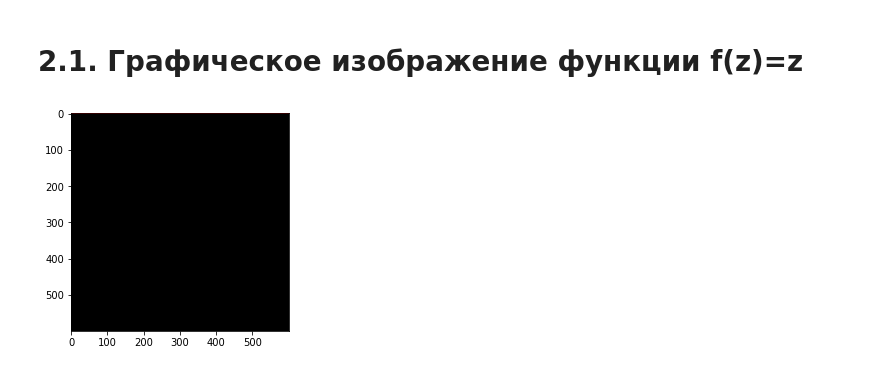
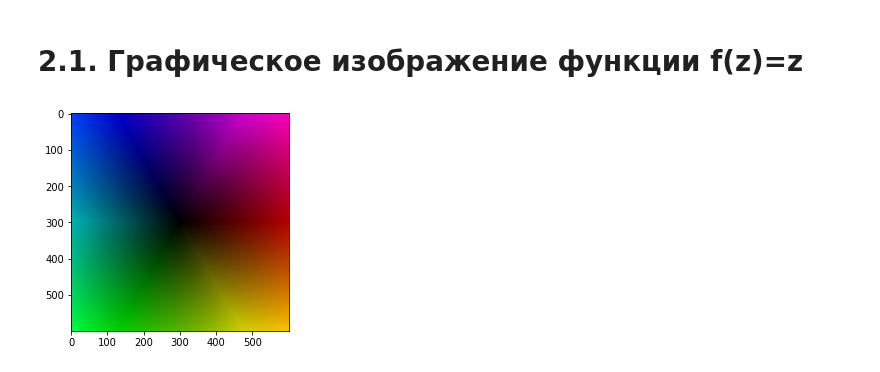
Before and after one commit to SakuraOneLove/DSP-2020, a Jupyter notebook: 7.ipynb, the cells around one changed output. Drawn from its saved outputs; the diff is of its cells as text; code cells hidden in the pictures.

```diff
--- a/7.ipynb
+++ b/7.ipynb
@@ -16,23 +16,19 @@ def getComplexDomain(halfdim, scale) -> np.ndarray:
     for j in np.arange(0, 2*halfdim):
         z[j,] = (a+(j-halfdim+2)*1j).astype(complex)
 
-    Z = np.zeros(shape=(2*halfdim, 1), dtype=complex)
-
-    for k, n in enumerate(z):
-        Z[k][0] = n[0]*scale
-
-    return Z
+    return z*scale
 
 def wrapTo2Pi(Lambdas):
 
     wrapped = Lambdas
 
-    for k, n in enumerate(Lambdas):
-        positiveInput = (n > 0);
-        wrapped[k] = np.mod(n, 2*np.pi);
+    for kk in range(len(Lambdas)):
+        for k in range(len(Lambdas[kk])):
+            positiveInput = (Lambdas[kk][k] > 0);
+            wrapped[kk][k] = np.mod(Lambdas[kk][k], 2*np.pi)
 
-        if n == 0 & positiveInput:
-            wrapped[k] = 2*np.pi;
+            if Lambdas[kk][k] == 0 & positiveInput:
+                wrapped[kk][k] = 2*np.pi
 
     return wrapped
 
@@ -76,15 +72,17 @@ fCount=frameRate*videoDuration # Количество кадров
 # %%
 # Формирование изображения комплексной функции
 # f(z)=z
 z = getComplexDomain(nMax, nScale) # Область определения
 f = z; # Формирование значений
+
 # Формирование изображения HSV
 hsv1 = np.zeros(shape=(2*nMax, 2*nMax, 3))
-hsv1[:][:][0] = wrapTo2Pi(np.angle(f))/(2*np.pi) # Тон
-hsv1[:][:][1] = 1 # Насыщенность
-hsv1[:][:][2] = np.divide(np.abs(f), np.max(np.abs(f))) # Яркость
+
+hsv1[:,:,0] = wrapTo2Pi(np.angle(f))/(2*np.pi) # Тон
+hsv1[:,:,1] = 1 # Насыщенность
+hsv1[:,:,2] = np.divide(np.abs(f), np.max(np.abs(f))) # Яркость
 
 rgb1 = clr.hsv_to_rgb(hsv1) # Преобразование в формат RGB
 plt.imshow(rgb1); # Визуализация
 # %% [output]
-[figure, old version]
+[figure, new version]
```
Also changed, not shown: parts of 4 cells of this notebook.
